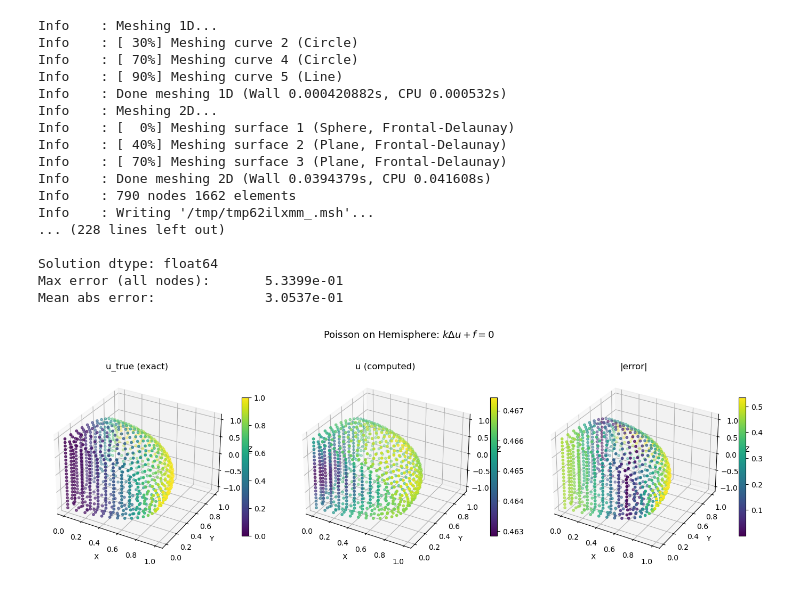
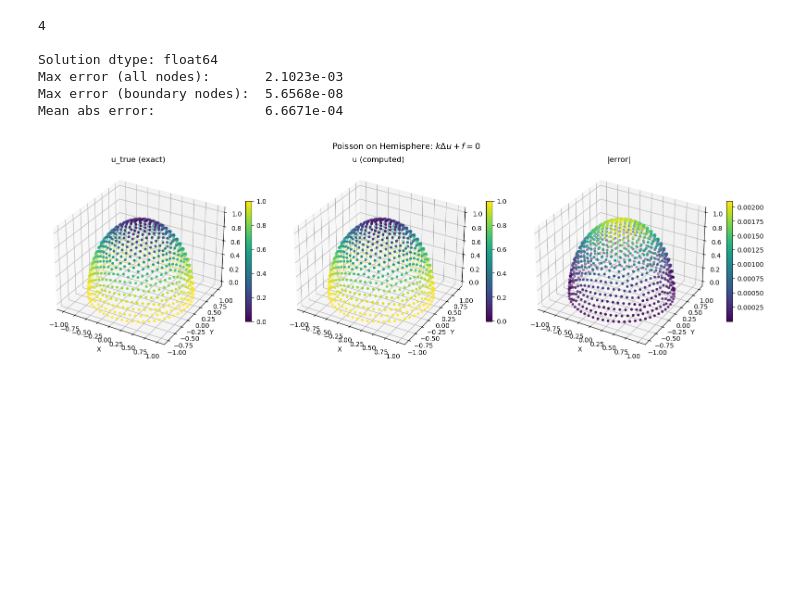
Before and after one commit to cpml-au/dctkit, a Jupyter notebook: examples/poisson_hemisphere.ipynb, the cells around one changed output. Drawn from its saved outputs; the diff is of its cells as text; code cells hidden in the pictures; blank space fills up the shorter version.

Commit message:
Fixed poisson hemisphere notebook.

```diff
--- a/examples/poisson_hemisphere.ipynb
+++ b/examples/poisson_hemisphere.ipynb
@@ -148,44 +143,63 @@ def solve_poisson_hemisphere(lc: float = 0.3, R: float = 1.):
+# %%
+def obj_poisson(x, f, k, boundary_values, gamma, mask):
+        pos, value = boundary_values
+        c = C.Cochain(0, True, S, x)
+        laplacian = C.laplacian(c)
+        laplacian.coeffs *= -k
+        r = laplacian.coeffs + f
+        penalty = jnp.sum((x[pos] - value)**2)
+        obj = 0.5 * jnp.linalg.norm(r * mask)**2 + 0.5 * gamma * penalty
+        #debug.print("{x}", x= jnp.linalg.norm(r * mask)**2)
+        return obj
+
+args = {
+    'f': f_vec,
+    'k': k,
+    'boundary_values': boundary_values,
+    'gamma': gamma,
+    'mask': mask
+}
+
+prb = oc.OptimizationProblem(
+    dim=num_nodes, state_dim=num_nodes,
+    objfun=obj_poisson, solver_lib="pygmo"
+)
+prb.set_obj_args(args)
+u = prb.solve(x0=u_0, algo="lbfgs",ftol_abs= 1e-12, ftol_rel=1e-12, maxeval=10000)
+
+print(prb.last_opt_result)
+
+# --- Report results ---
+print(f"\nSolution dtype: {u.dtype}")
+print(f"Max error (all nodes):       {np.max(np.abs(u - u_true)):.4e}")
+print(f"Max error (boundary nodes):  {np.max(np.abs(u[bnodes] - u_true[bnodes])):.4e}")
+print(f"Mean abs error:              {np.mean(np.abs(u - u_true)):.4e}")
+# %% [output]
+4
+
+Solution dtype: float64
+Max error (all nodes):       2.1023e-03
+Max error (boundary nodes):  5.6568e-08
+Mean abs error:              6.6671e-04
 # %%
-u, u_true, S, node_coords = solve_poisson_hemisphere(lc=0.1)
-
 # --- Plot result ---
-import matplotlib.pyplot as plt
-from mpl_toolkits.mplot3d import Axes3D
-
-fig = plt.figure(figsize=(14, 5))
+fig = plt.figure(figsize=(16, 5))
 
 for idx, (values, title) in enumerate(zip(
     [u_true, u, np.abs(u - u_true)],
     ["u_true (exact)", "u (computed)", "|error|"]
 )):
     ax = fig.add_subplot(1, 3, idx + 1, projection='3d')
     sc = ax.scatter(
         node_coords[:, 0], node_coords[:, 1], node_coords[:, 2],
         c=values, cmap='viridis', s=10
     )
     plt.colorbar(sc, ax=ax, shrink=0.6)
     ax.set_title(title)
     ax.set_xlabel("X"); ax.set_ylabel("Y"); ax.set_zlabel("Z")
 
 plt.suptitle("Poisson on Hemisphere: $k\\Delta u + f = 0$", fontsize=13)
 plt.tight_layout()
 plt.show()
 # %% [output]
-Info    : Meshing 1D...
-Info    : [ 30%] Meshing curve 2 (Circle)
-Info    : [ 70%] Meshing curve 4 (Circle)
-Info    : [ 90%] Meshing curve 5 (Line)
-Info    : Done meshing 1D (Wall 0.000420882s, CPU 0.000532s)
-Info    : Meshing 2D...
-Info    : [  0%] Meshing surface 1 (Sphere, Frontal-Delaunay)
-Info    : [ 40%] Meshing surface 2 (Plane, Frontal-Delaunay)
-Info    : [ 70%] Meshing surface 3 (Plane, Frontal-Delaunay)
-Info    : Done meshing 2D (Wall 0.0394379s, CPU 0.041608s)
-Info    : 790 nodes 1662 elements
-Info    : Writing '/tmp/tmp62ilxmm_.msh'...
-... (228 lines left out)
-
-Solution dtype: float64
-Max error (all nodes):       5.3399e-01
-Mean abs error:              3.0537e-01
-[figure, old version]
+[figure, new version]
```
Also changed, not shown: parts of 5 cells of this notebook, 4 other files.
